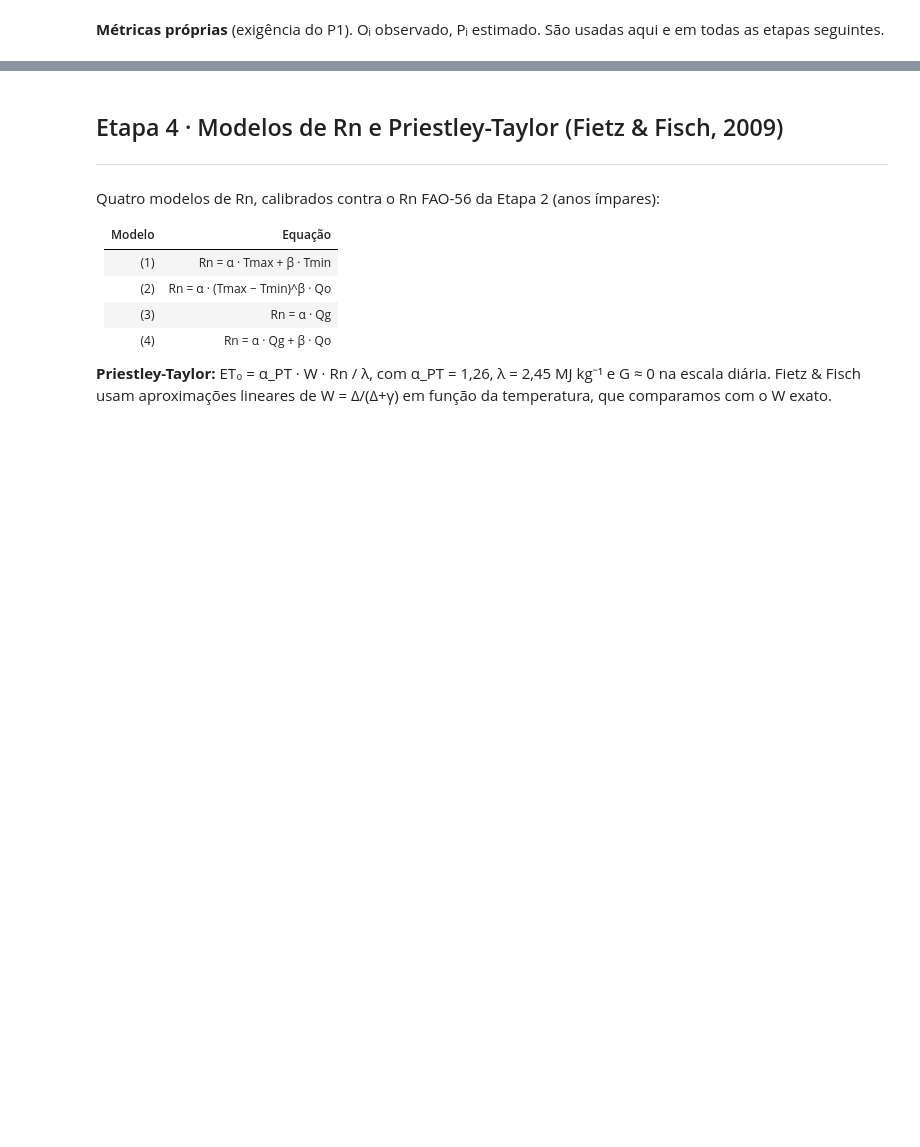
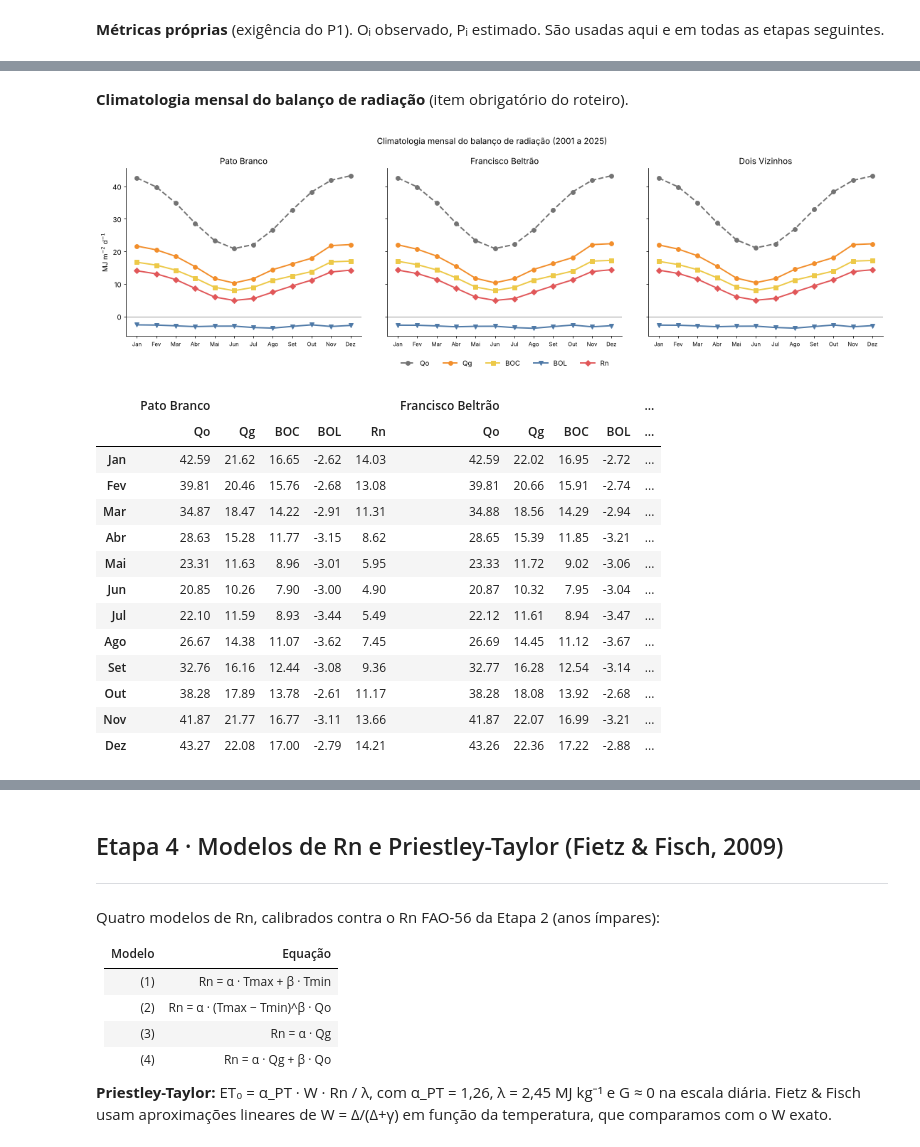
Before and after one commit to tassid/relacoes_fisicas_ambiente, a Jupyter notebook: codigos_python/projeto_01_sudoeste.ipynb, the cells around one changed output, grey strips where cells are left out. Cells and saved outputs as stored; diff of their text form; code cells hidden in the pictures; blank space fills up the shorter version.

```diff
--- a/codigos_python/projeto_01_sudoeste.ipynb
+++ b/codigos_python/projeto_01_sudoeste.ipynb
@@ -527,15 +459,0 @@ plt.show()
-# %%
-# Amplitude térmica mensal: base física dos modelos de Fernandes et al.
-fig, eixos = plt.subplots(1, 3, figsize=(16, 4.5), sharey=True)
-for ax, nome in zip(eixos, NOMES):
-    df = SERIES[nome]
-    dados = [(df['Tmax'] - df['Tmin'])[df.index.month == m].dropna() for m in range(1, 13)]
-    bp = ax.boxplot(dados, patch_artist=True, widths=0.6, showfliers=False)
-    for c in bp['boxes']:
-        c.set(facecolor=CORES_LOCAL[nome], alpha=0.55)
-    ax.set_xticklabels(MESES_ABREV, fontsize=8); ax.set_title(nome)
-    ax.spines[['top', 'right']].set_visible(False)
-eixos[0].set_ylabel('Tmax − Tmin (°C)')
-plt.tight_layout()
-plt.savefig(os.path.join(PASTA_FIGURAS, 'etapa2_boxplot_amplitude.png'), dpi=200, bbox_inches='tight')
-plt.show()
@@ -660,0 +735,43 @@ tabela3.round(3)
+# %% [markdown]
+**Climatologia mensal do balanço de radiação** (item obrigatório do roteiro).
+# %%
+estilo = {'Qo': ('0.45', '--', 'o'), 'Rs': ('#f28e2b', '-', 'o'), 'BOC': ('#edc948', '-', 's'),
+          'BOL': ('#4e79a7', '-', 'v'), 'Rn': ('#e15759', '-', 'D')}
+rotulo = {'Qo': 'Qo', 'Rs': 'Qg', 'BOC': 'BOC', 'BOL': 'BOL', 'Rn': 'Rn'}
+
+CLIM_RAD = {}
+fig, eixos = plt.subplots(1, 3, figsize=(16, 5), sharey=True)
+for ax, nome in zip(eixos, NOMES):
+    clim = SERIES[nome].groupby(SERIES[nome].index.month)[list(estilo)].mean()
+    CLIM_RAD[nome] = clim
+    for v, (cor, ls, mk) in estilo.items():
+        ax.plot(clim.index, clim[v], color=cor, ls=ls, marker=mk, lw=2, label=rotulo[v])
+    ax.axhline(0, color='0.6', lw=1)
+    ax.set_xticks(range(1, 13)); ax.set_xticklabels(MESES_ABREV, fontsize=8)
+    ax.set_title(nome); ax.spines[['top', 'right']].set_visible(False)
+eixos[0].set_ylabel('MJ m$^{-2}$ d$^{-1}$')
+eixos[1].legend(frameon=False, loc='upper center', bbox_to_anchor=(0.5, -0.1), ncol=5)
+fig.suptitle(f'Climatologia mensal do balanço de radiação ({PERIODO})')
+plt.tight_layout()
+salva_fig('etapa2_climatologia_radiacao.png')
+
+clim_tab = pd.concat({n: c.rename(columns=rotulo) for n, c in CLIM_RAD.items()}, axis=1)
+clim_tab.index = MESES_ABREV
+clim_tab.to_csv(os.path.join(PASTA_RESULTADOS, 'etapa2_climatologia_radiacao.csv'))
+clim_tab.round(2)
+# %% [output]
+[figure, added]
+|  | Pato Branco |  |  |  |  | Francisco Beltrão |  |  |  | ... |
+|  | Qo | Qg | BOC | BOL | Rn | Qo | Qg | BOC | BOL | ... |
+| Jan | 42.59 | 21.62 | 16.65 | -2.62 | 14.03 | 42.59 | 22.02 | 16.95 | -2.72 | ... |
+| Fev | 39.81 | 20.46 | 15.76 | -2.68 | 13.08 | 39.81 | 20.66 | 15.91 | -2.74 | ... |
+| Mar | 34.87 | 18.47 | 14.22 | -2.91 | 11.31 | 34.88 | 18.56 | 14.29 | -2.94 | ... |
+| Abr | 28.63 | 15.28 | 11.77 | -3.15 | 8.62 | 28.65 | 15.39 | 11.85 | -3.21 | ... |
+| Mai | 23.31 | 11.63 | 8.96 | -3.01 | 5.95 | 23.33 | 11.72 | 9.02 | -3.06 | ... |
+| Jun | 20.85 | 10.26 | 7.90 | -3.00 | 4.90 | 20.87 | 10.32 | 7.95 | -3.04 | ... |
+| Jul | 22.10 | 11.59 | 8.93 | -3.44 | 5.49 | 22.12 | 11.61 | 8.94 | -3.47 | ... |
+| Ago | 26.67 | 14.38 | 11.07 | -3.62 | 7.45 | 26.69 | 14.45 | 11.12 | -3.67 | ... |
+| Set | 32.76 | 16.16 | 12.44 | -3.08 | 9.36 | 32.77 | 16.28 | 12.54 | -3.14 | ... |
+| Out | 38.28 | 17.89 | 13.78 | -2.61 | 11.17 | 38.28 | 18.08 | 13.92 | -2.68 | ... |
+| Nov | 41.87 | 21.77 | 16.77 | -3.11 | 13.66 | 41.87 | 22.07 | 16.99 | -3.21 | ... |
+| Dez | 43.27 | 22.08 | 17.00 | -2.79 | 14.21 | 43.26 | 22.36 | 17.22 | -2.88 | ... |
```
Also changed, not shown: parts of 112 cells of this notebook, 9 other files.
